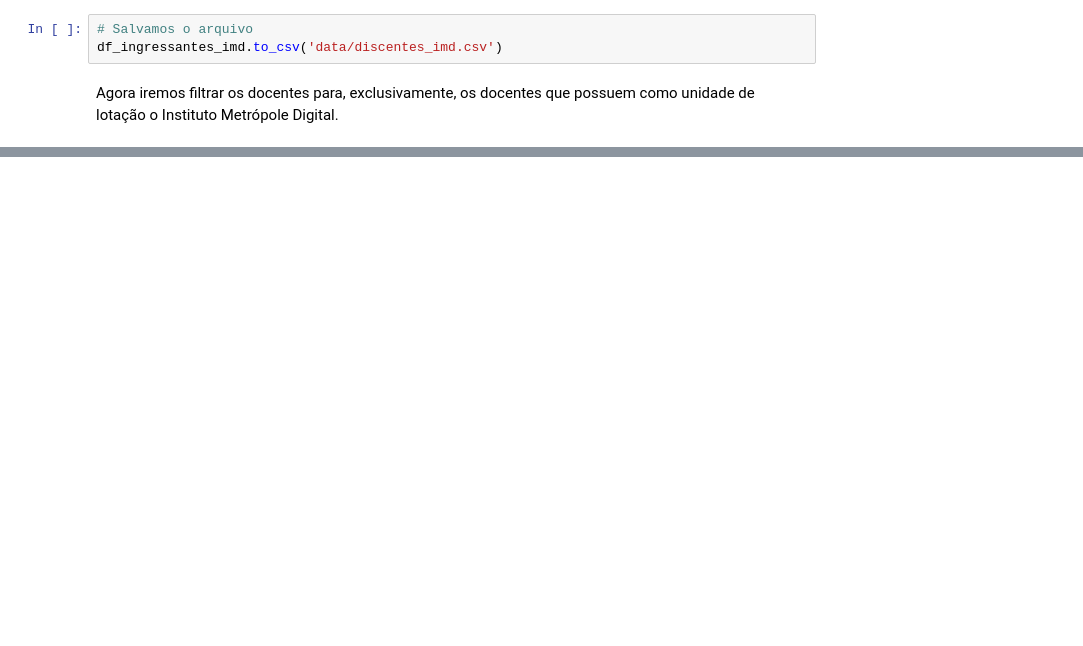
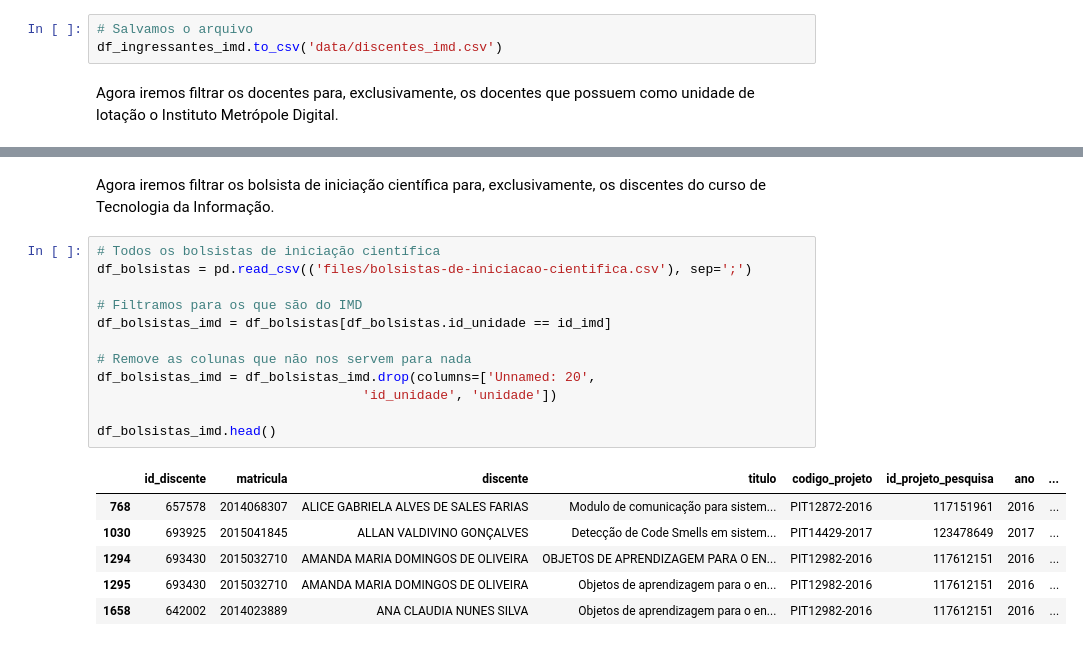
Before and after one commit to alvarofpp/imd0033-imd-pesquisa, a Jupyter notebook: UFRN Pesquisa.ipynb, the cells around one changed output, grey strips where cells are left out. Drawn from its saved outputs; the diff is of its cells as text; blank space fills up the shorter version.

```diff
--- a/UFRN Pesquisa.ipynb
+++ b/UFRN Pesquisa.ipynb
@@ -101,0 +104,21 @@ df_docentes.to_csv('data/docentes_imd.csv')
+# %% [markdown]
+Agora iremos filtrar os bolsista de iniciação científica para, exclusivamente, os discentes do curso de Tecnologia da Informação.
+# %%
+# Todos os bolsistas de iniciação científica
+df_bolsistas = pd.read_csv(('files/bolsistas-de-iniciacao-cientifica.csv'), sep=';')
+
+# Filtramos para os que são do IMD
+df_bolsistas_imd = df_bolsistas[df_bolsistas.id_unidade == id_imd]
+
+# Remove as colunas que não nos servem para nada
+df_bolsistas_imd = df_bolsistas_imd.drop(columns=['Unnamed: 20',
+                                  'id_unidade', 'unidade'])
+
+df_bolsistas_imd.head()
+# %% [output]
+|  | id_discente | matricula | discente | titulo | codigo_projeto | id_projeto_pesquisa | ano | ... |
+| 768 | 657578 | 2014068307 | ALICE GABRIELA ALVES DE SALES FARIAS | Modulo de comunicação para sistem... | PIT12872-2016 | 117151961 | 2016 | ... |
+| 1030 | 693925 | 2015041845 | ALLAN VALDIVINO GONÇALVES | Detecção de Code Smells em sistem... | PIT14429-2017 | 123478649 | 2017 | ... |
+| 1294 | 693430 | 2015032710 | AMANDA MARIA DOMINGOS DE OLIVEIRA | OBJETOS DE APRENDIZAGEM PARA O EN... | PIT12982-2016 | 117612151 | 2016 | ... |
+| 1295 | 693430 | 2015032710 | AMANDA MARIA DOMINGOS DE OLIVEIRA | Objetos de aprendizagem para o en... | PIT12982-2016 | 117612151 | 2016 | ... |
+| 1658 | 642002 | 2014023889 | ANA CLAUDIA NUNES SILVA | Objetos de aprendizagem para o en... | PIT12982-2016 | 117612151 | 2016 | ... |
```
Also changed, not shown: parts of 8 cells of this notebook, 2 other files.
